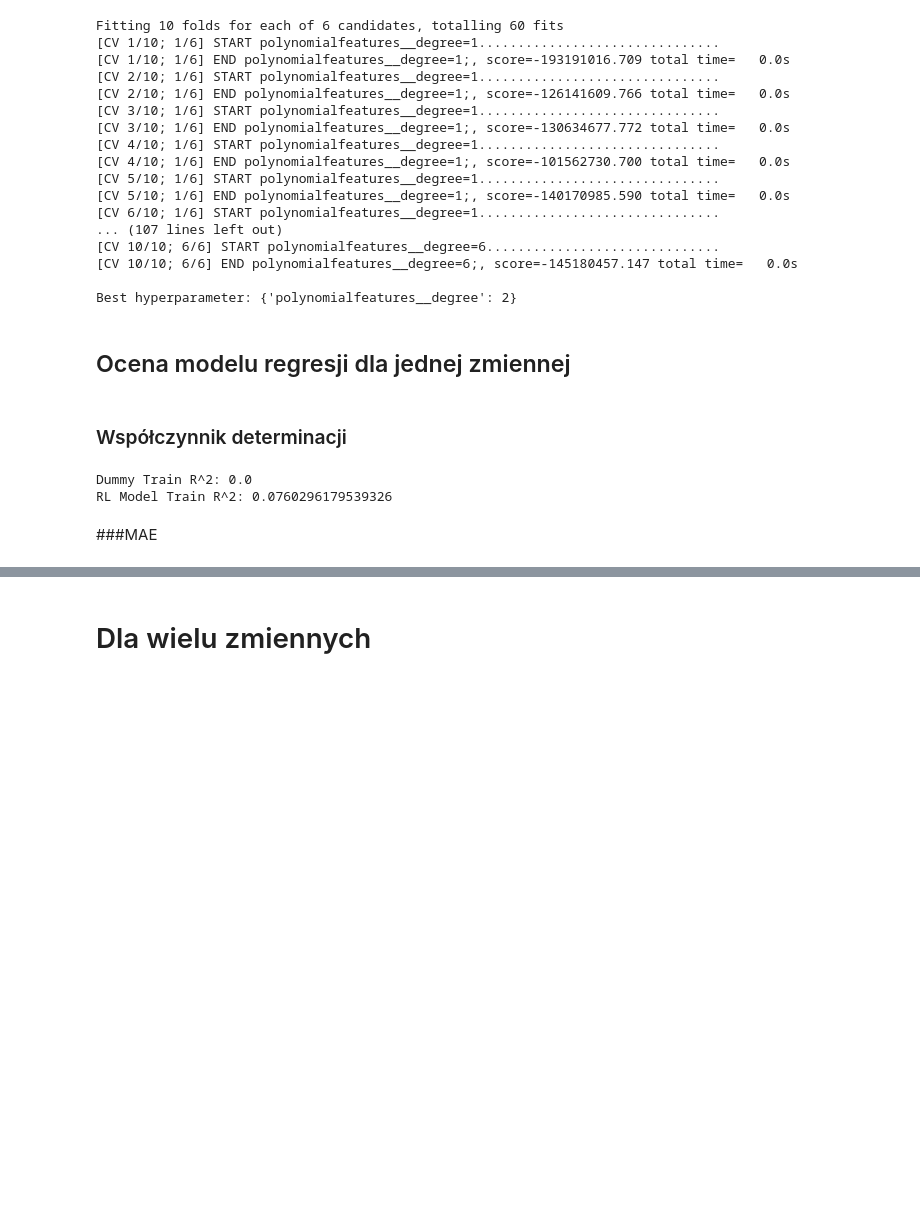
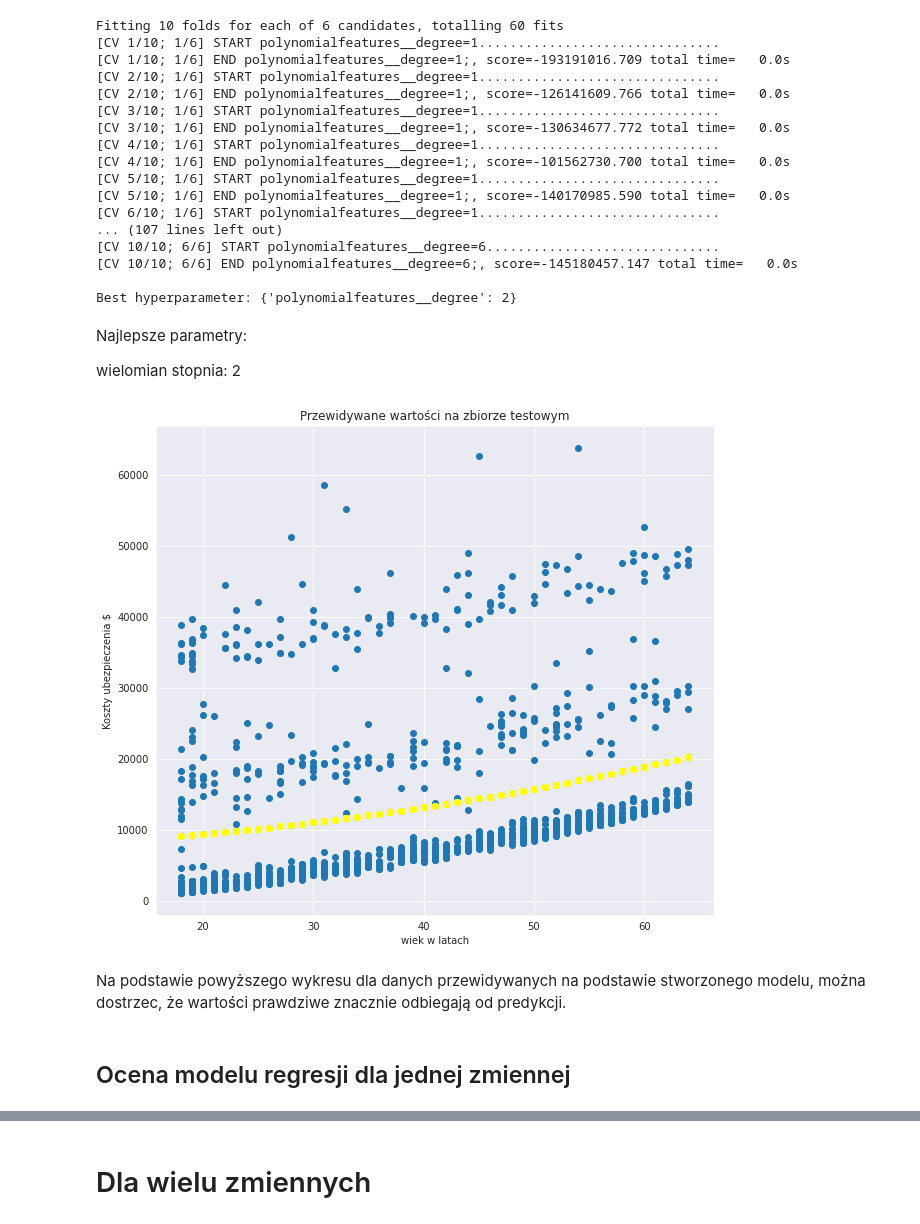
Before and after one commit to nataliasiennicka/cena_ubezpieczenia, a Jupyter notebook: cena_ubezpieczenia.ipynb, the cells around one changed output, grey strips where cells are left out. Drawn from its saved outputs; the diff is of its cells as text; code cells hidden in the pictures; blank space fills up the shorter version.

```diff
--- a/cena_ubezpieczenia.ipynb
+++ b/cena_ubezpieczenia.ipynb
@@ -577,4 +586,8 @@ Fitting 10 folds for each of 6 candidates, totalling 60 fits
 [CV 10/10; 6/6] END polynomialfeatures__degree=6;, score=-145180457.147 total time=   0.0s
 
 Best hyperparameter: {'polynomialfeatures__degree': 2}
+# %% [markdown]
+Najlepsze parametry:
+
+wielomian stopnia: 2
 # %%
@@ -581,14 +595,16 @@ Best hyperparameter: {'polynomialfeatures__degree': 2}
 y_predict_train_polynomial_regression = polynomial_regression_model.predict(X_train)
 y_predict_test_polynomial_regression = polynomial_regression_model.predict(X_test)
+# %%
+plt.figure(figsize=(10,9))
+plt.scatter(X_train, y_train)
+plt.scatter(X_train, y_predict_train_polynomial_regression, color='yellow')
+plt.xlabel('wiek w latach')
+plt.ylabel('Koszty ubezpieczenia $')
+plt.title('Przewidywane wartości na zbiorze testowym')
+plt.show()
+# %% [output]
+[figure, added]
+# %% [markdown]
+Na podstawie powyższego wykresu dla danych przewidywanych na podstawie stworzonego modelu, można dostrzec, że wartości prawdziwe znacznie odbiegają od predykcji.
 # %% [markdown]
 ## Ocena modelu regresji dla jednej zmiennej
-# %% [markdown]
-### Współczynnik determinacji
-# %%
-print(f'Dummy Train R^2: {r2_score(y_train,y_train_dummy)}') #kolejność jest istotna, najpierw podajemy prawdziwy y , a potem prognozowany
-print(f'RL Model Train R^2: {r2_score(y_train, y_predict_train_polynomial_regression)}')
-# %% [output]
-Dummy Train R^2: 0.0
-RL Model Train R^2: 0.0760296179539326
-# %% [markdown]
-###MAE
```
Also changed, not shown: parts of 64 cells of this notebook.
